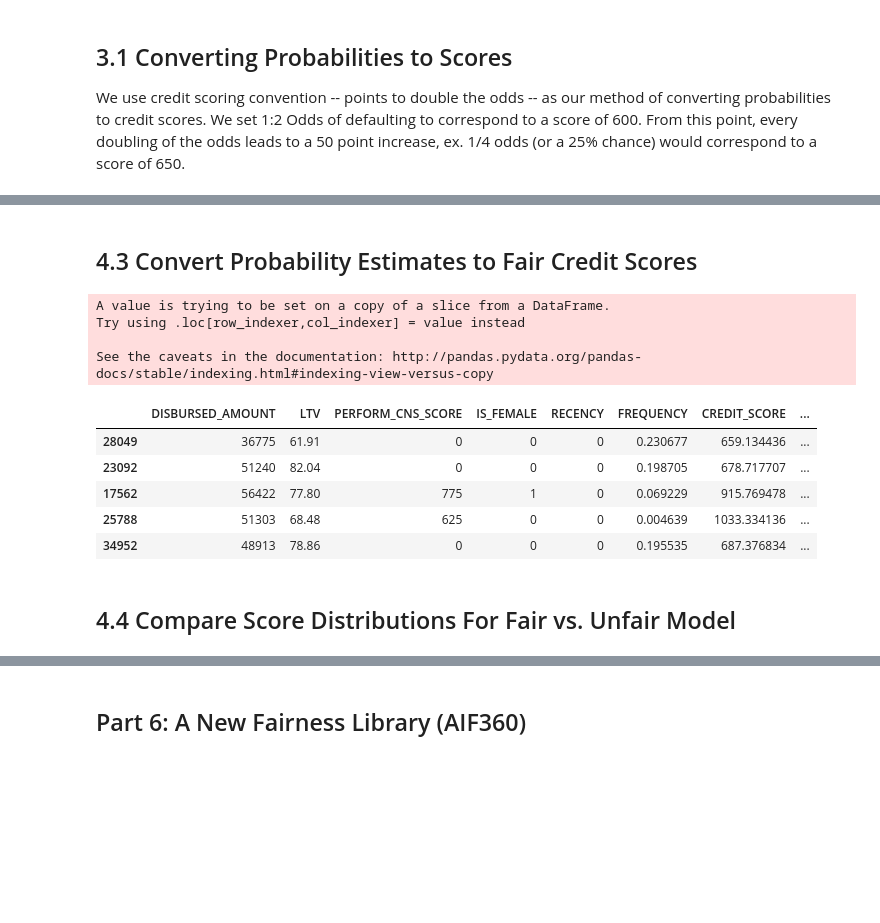
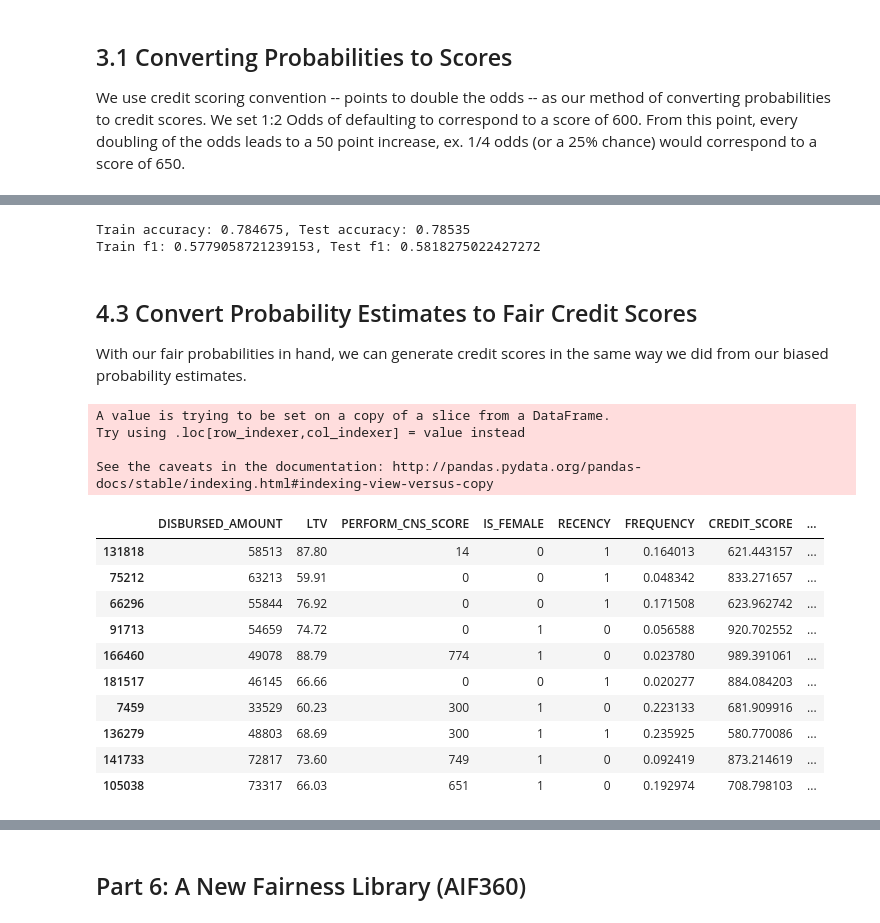
Before and after one commit to PranavPillai/Credit-Scoring, a Jupyter notebook: Unbiased Credit Scoring.ipynb, the cells around one changed output, grey strips where cells are left out. Cells and saved outputs as stored; diff of their text form; code cells hidden in the pictures; blank space fills up the shorter version.

```diff
--- a/Unbiased Credit Scoring.ipynb
+++ b/Unbiased Credit Scoring.ipynb
@@ -37,7 +37,7 @@ The first task will be to import tabular data.
 # %%
 # load data
 train_x = pd.read_csv("../Credit-Scoring/train.csv")
-train_x = train_x.iloc[0:50000]
+train_x = train_x.iloc[0:200000]
 # %%
 # observe what data looks like
 train_x.head(10)
@@ -502,7 +487,7 @@ Number of Men: 20068, Number of Women: 19932
 # %%
 log = LogisticRegression(solver='liblinear', max_iter=100, penalty='l1')
 res_tuple = red.expgrad(X_train_no_gender, X_train['IS_FEMALE'], y_train, log,
-                                cons=moments.DP(), eps=0.1)
+                                cons=moments.DP(), eps=0.01)
 # %%
 res = res_tuple._asdict()
 Q = res["best_classifier"]
@@ -577,19 +514,46 @@ Train accuracy: 0.8417, Test accuracy: 0.833
+# %%
+# get fair probabilities
+fairProbs = Q(X_train_no_gender)
+
+# convert probabilities to predictions
+def probToLabel(prob):
+    if prob > 0.5:
+        return 1
+    else:
+        return 0
+fairPreds = [probToLabel(prob) for prob in fairProbs]
+
+# train model on fair predictions
+fairLog = LogisticRegression(solver='liblinear', max_iter=100, penalty='l1')
+fairReg = log.fit(X_train_no_gender, fairPreds)
+fairProbs = [prob[1] for prob in fairReg.predict_proba(X_train_no_gender)]
+# %%
+print(f'Train accuracy: {fairReg.score(X_train_no_gender, y_train)}, Test accuracy: {fairReg.score(X_test_no_gender, y_test)}')
+print(f'Train f1: {f1_score(y_train, reg.predict(X_train_no_gender))}, Test f1: {f1_score(y_test, reg.predict(X_test_no_gender))}')
+# %% [output]
+Train accuracy: 0.784675, Test accuracy: 0.78535
+Train f1: 0.5779058721239153, Test f1: 0.5818275022427272
 # %% [markdown]
 ## 4.3 Convert Probability Estimates to Fair Credit Scores
+
+With our fair probabilities in hand, we can generate credit scores in the same way we did from our biased probability estimates.
 # %%
 fairScores = [scoreFromOdds(1/prob) for prob in fairProbs]
 X_train['FAIR_CREDIT_SCORE'] = fairScores
-X_train.head()
+X_train.head(10)
 # %% [output]
 A value is trying to be set on a copy of a slice from a DataFrame.
 Try using .loc[row_indexer,col_indexer] = value instead
 
 See the caveats in the documentation: http://pandas.pydata.org/pandas-docs/stable/indexing.html#indexing-view-versus-copy
 |  | DISBURSED_AMOUNT | LTV | PERFORM_CNS_SCORE | IS_FEMALE | RECENCY | FREQUENCY | CREDIT_SCORE | ... |
-| 28049 | 36775 | 61.91 | 0 | 0 | 0 | 0.230677 | 659.134436 | ... |
-| 23092 | 51240 | 82.04 | 0 | 0 | 0 | 0.198705 | 678.717707 | ... |
-| 17562 | 56422 | 77.80 | 775 | 1 | 0 | 0.069229 | 915.769478 | ... |
-| 25788 | 51303 | 68.48 | 625 | 0 | 0 | 0.004639 | 1033.334136 | ... |
-| 34952 | 48913 | 78.86 | 0 | 0 | 0 | 0.195535 | 687.376834 | ... |
+| 131818 | 58513 | 87.80 | 14 | 0 | 1 | 0.164013 | 621.443157 | ... |
+| 75212 | 63213 | 59.91 | 0 | 0 | 1 | 0.048342 | 833.271657 | ... |
+| 66296 | 55844 | 76.92 | 0 | 0 | 1 | 0.171508 | 623.962742 | ... |
+| 91713 | 54659 | 74.72 | 0 | 1 | 0 | 0.056588 | 920.702552 | ... |
+| 166460 | 49078 | 88.79 | 774 | 1 | 0 | 0.023780 | 989.391061 | ... |
+| 181517 | 46145 | 66.66 | 0 | 0 | 1 | 0.020277 | 884.084203 | ... |
+| 7459 | 33529 | 60.23 | 300 | 1 | 0 | 0.223133 | 681.909916 | ... |
+| 136279 | 48803 | 68.69 | 300 | 1 | 1 | 0.235925 | 580.770086 | ... |
+| 141733 | 72817 | 73.60 | 749 | 1 | 0 | 0.092419 | 873.214619 | ... |
+| 105038 | 73317 | 66.03 | 651 | 1 | 0 | 0.192974 | 708.798103 | ... |
-# %% [markdown]
-## 4.4 Compare Score Distributions For Fair vs. Unfair Model
```
Also changed, not shown: parts of 65 cells of this notebook.
